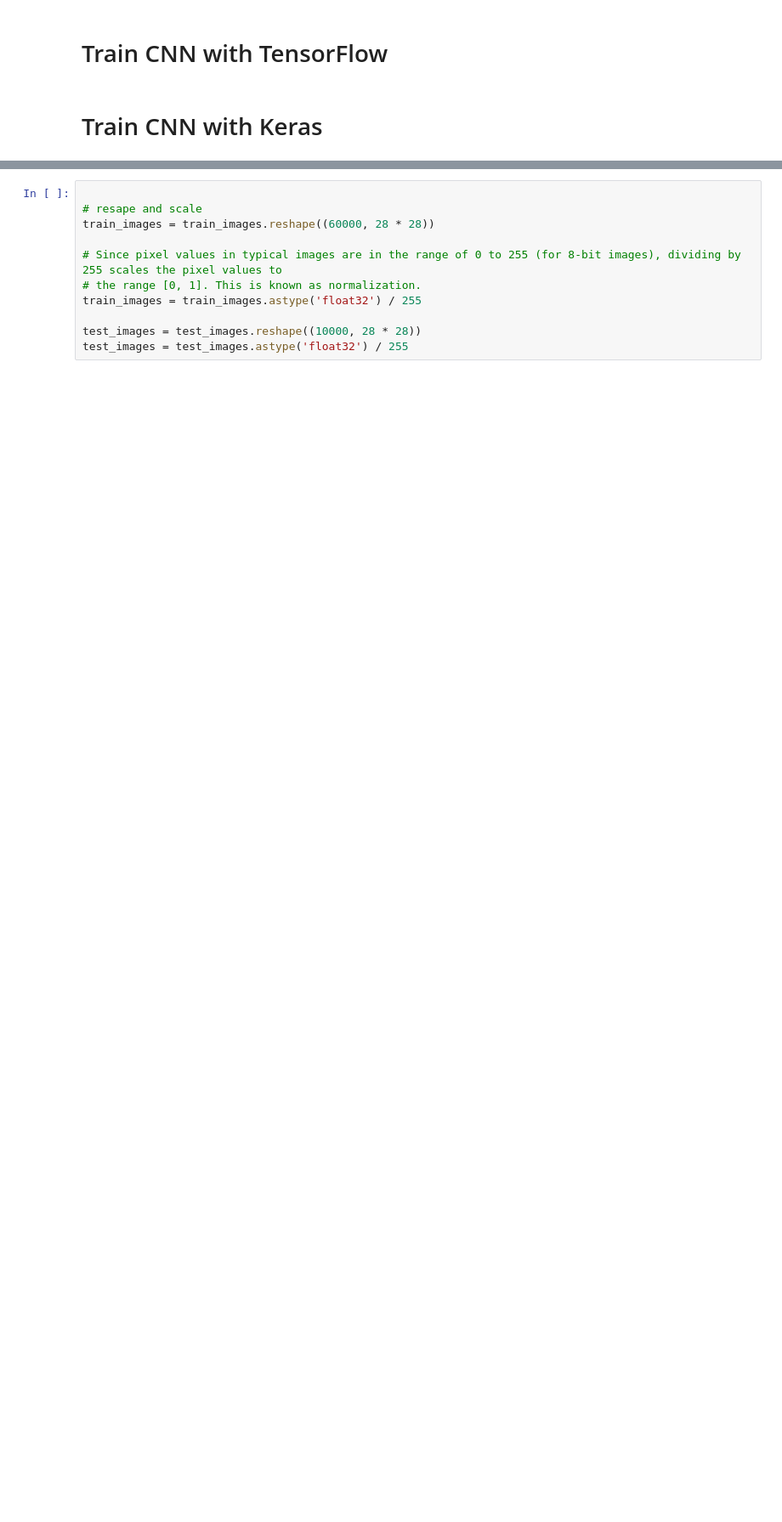
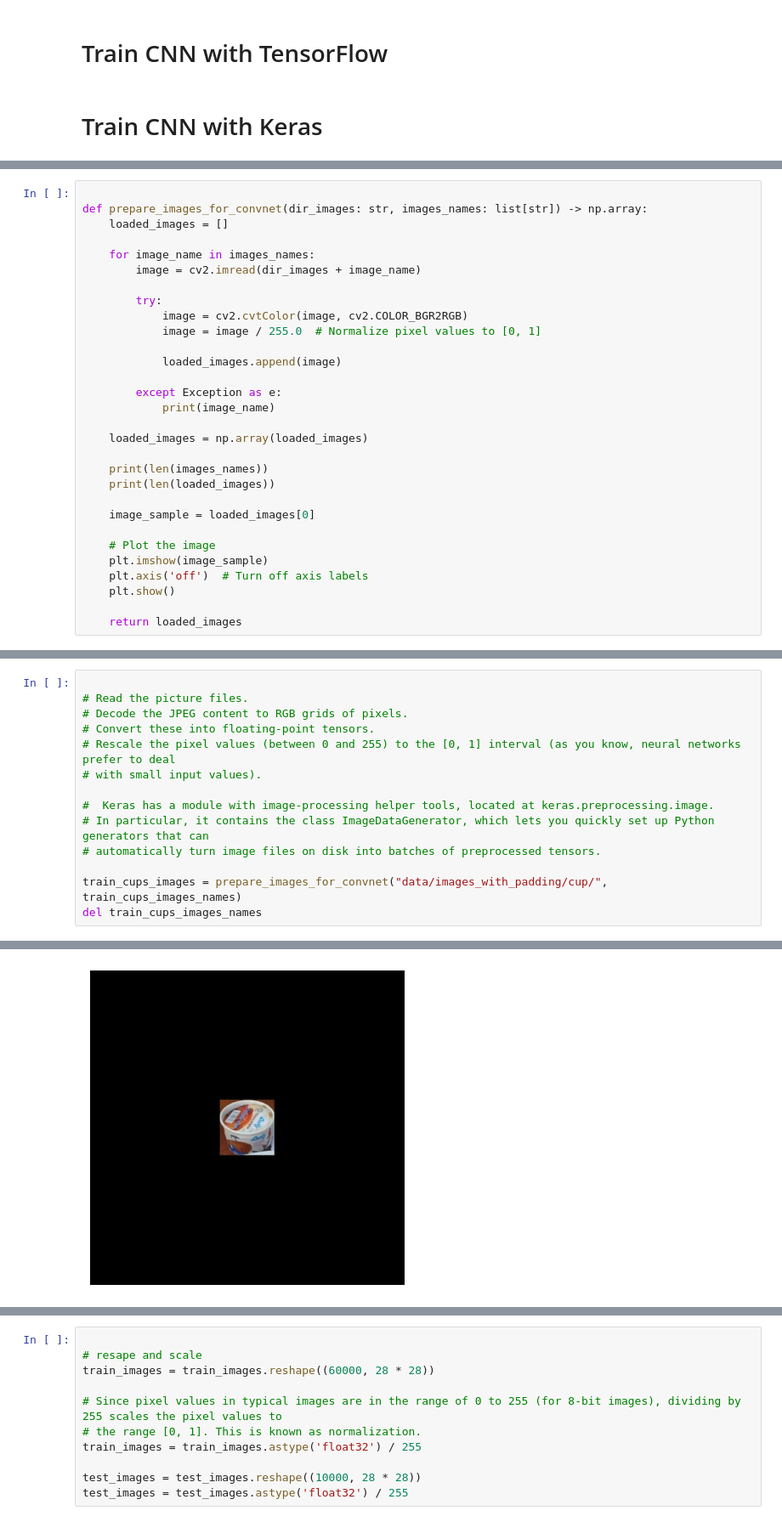
Before and after one commit to NikoletaKocurovaAI/artificial-intelligence, a Jupyter notebook: computer-vision/robot-object-recognition/research/object_classification.ipynb, the cells around one changed output, grey strips where cells are left out. Shown at 85% size. Saved outputs shown, nothing was run; the diff lists cells and outputs as text; blank space fills up the shorter version.

Commit message:
feat(ror/research): Convnets in Keras.

```diff
--- a/computer-vision/robot-object-recognition/research/object_classification.ipynb
+++ b/computer-vision/robot-object-recognition/research/object_classification.ipynb
@@ -11,0 +501,30 @@ import matplotlib.pyplot as plt
+# %%
+
+def prepare_images_for_convnet(dir_images: str, images_names: list[str]) -> np.array:
+    loaded_images = []
+
+    for image_name in images_names:
+        image = cv2.imread(dir_images + image_name)
+
+        try:
+            image = cv2.cvtColor(image, cv2.COLOR_BGR2RGB)
+            image = image / 255.0  # Normalize pixel values to [0, 1]
+
+            loaded_images.append(image)
+
+        except Exception as e:
+            print(image_name)
+
+    loaded_images = np.array(loaded_images)
+
+    print(len(images_names))
+    print(len(loaded_images))
+
+    image_sample = loaded_images[0]
+
+    # Plot the image
+    plt.imshow(image_sample)
+    plt.axis('off')  # Turn off axis labels
+    plt.show()
+
+    return loaded_images
@@ -11,0 +533,15 @@ import matplotlib.pyplot as plt
+# %%
+
+# Read the picture files.
+# Decode the JPEG content to RGB grids of pixels.
+# Convert these into floating-point tensors.
+# Rescale the pixel values (between 0 and 255) to the [0, 1] interval (as you know, neural networks prefer to deal
+# with small input values).
+
+#  Keras has a module with image-processing helper tools, located at keras.preprocessing.image.
+# In particular, it contains the class ImageDataGenerator, which lets you quickly set up Python generators that can
+# automatically turn image files on disk into batches of preprocessed tensors.
+
+train_cups_images = prepare_images_for_convnet("data/images_with_padding/cup/", train_cups_images_names)
+del train_cups_images_names
+# %% [output]
@@ -11,0 +551 @@ import matplotlib.pyplot as plt
+[figure, added]
```
Also changed, not shown: parts of 72 cells of this notebook, 1 other file.
